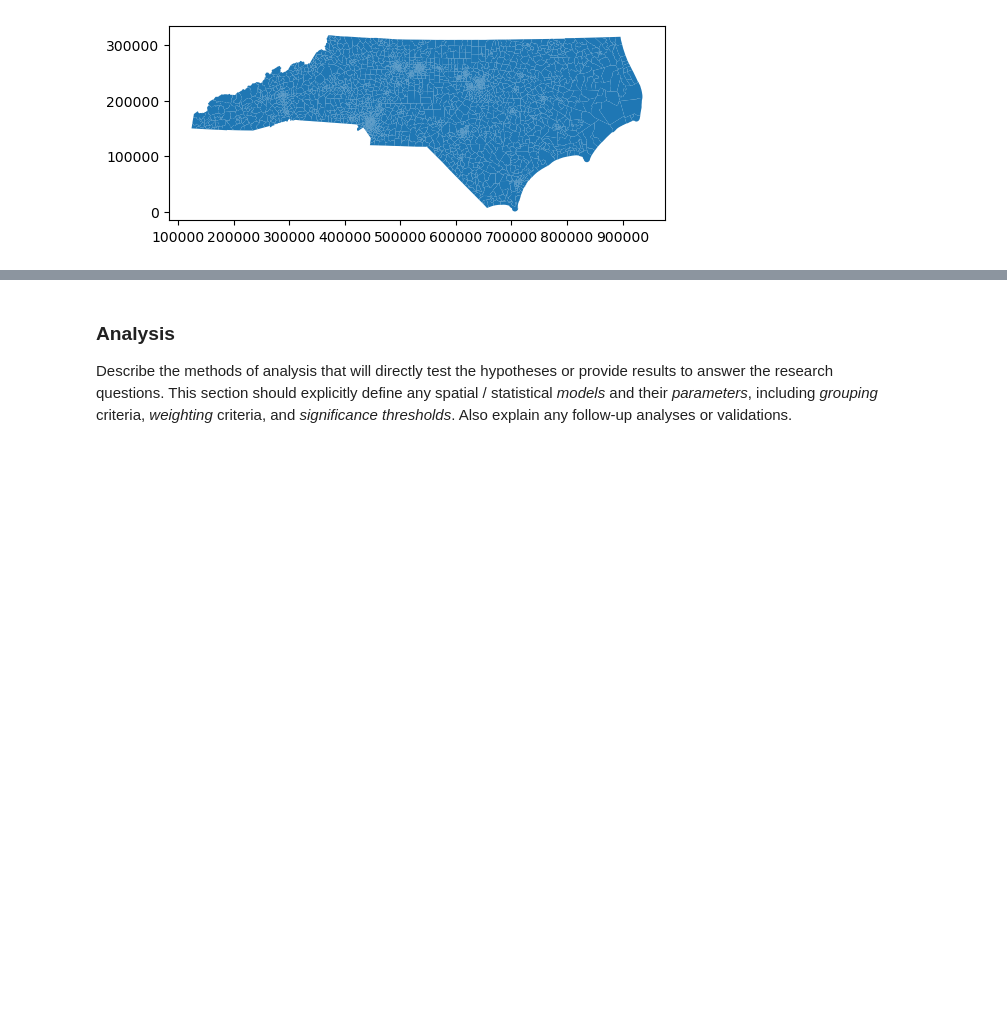
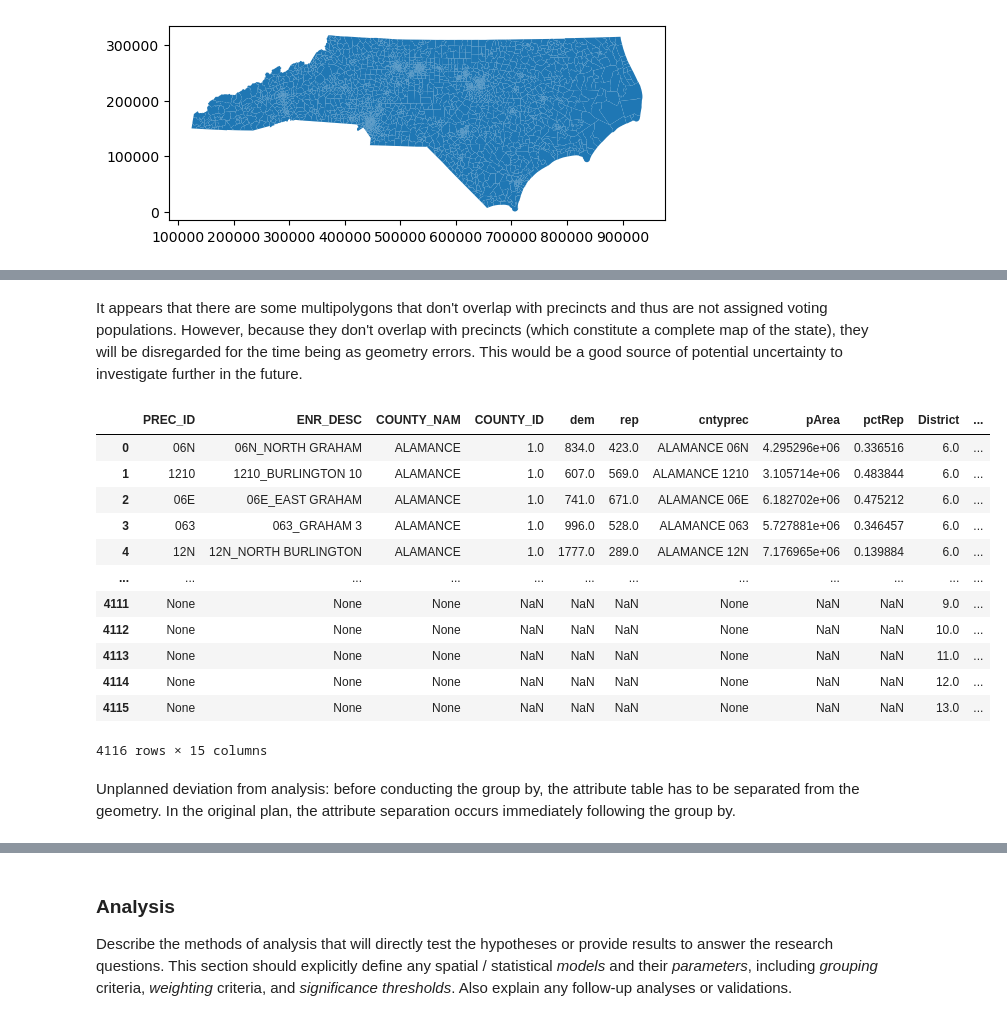
Before and after one commit to gsokolow/Rpr-120Lab-Gerrymandering, a Jupyter notebook: procedure/code/01-Jupyter_notebook.ipynb, the cells around one changed output, grey strips where cells are left out. Saved outputs shown, nothing was run; the diff lists cells and outputs as text; code cells hidden in the pictures; blank space fills up the shorter version.

Commit message:
2016 analysis done!
now just need to replicate for 2019, compare, visualize, and write up. Likely possible to make it more efficient but this might just be a jam your way through sort of situation...

```diff
--- a/procedure/code/01-Jupyter_notebook.ipynb
+++ b/procedure/code/01-Jupyter_notebook.ipynb
@@ -198,0 +225,20 @@ frag_2016.to_file("../../data/derived/public/Union_2016_precinct_2016_district.s
+# %% [markdown]
+It appears that there are some multipolygons that don't overlap with precincts and thus are not assigned voting populations. However, because they don't overlap with precincts (which constitute a complete map of the state), they will be disregarded for the time being as geometry errors. This would be a good source of potential uncertainty to investigate further in the future.
+# %%
+frag_2016
+# %% [output]
+|  | PREC_ID | ENR_DESC | COUNTY_NAM | COUNTY_ID | dem | rep | cntyprec | pArea | pctRep | District | ... |
+| 0 | 06N | 06N_NORTH GRAHAM | ALAMANCE | 1.0 | 834.0 | 423.0 | ALAMANCE 06N | 4.295296e+06 | 0.336516 | 6.0 | ... |
+| 1 | 1210 | 1210_BURLINGTON 10 | ALAMANCE | 1.0 | 607.0 | 569.0 | ALAMANCE 1210 | 3.105714e+06 | 0.483844 | 6.0 | ... |
+| 2 | 06E | 06E_EAST GRAHAM | ALAMANCE | 1.0 | 741.0 | 671.0 | ALAMANCE 06E | 6.182702e+06 | 0.475212 | 6.0 | ... |
+| 3 | 063 | 063_GRAHAM 3 | ALAMANCE | 1.0 | 996.0 | 528.0 | ALAMANCE 063 | 5.727881e+06 | 0.346457 | 6.0 | ... |
+| 4 | 12N | 12N_NORTH BURLINGTON | ALAMANCE | 1.0 | 1777.0 | 289.0 | ALAMANCE 12N | 7.176965e+06 | 0.139884 | 6.0 | ... |
+| ... | ... | ... | ... | ... | ... | ... | ... | ... | ... | ... | ... |
+| 4111 | None | None | None | NaN | NaN | NaN | None | NaN | NaN | 9.0 | ... |
+| 4112 | None | None | None | NaN | NaN | NaN | None | NaN | NaN | 10.0 | ... |
+| 4113 | None | None | None | NaN | NaN | NaN | None | NaN | NaN | 11.0 | ... |
+| 4114 | None | None | None | NaN | NaN | NaN | None | NaN | NaN | 12.0 | ... |
+| 4115 | None | None | None | NaN | NaN | NaN | None | NaN | NaN | 13.0 | ... |
+4116 rows × 15 columns
+# %% [markdown]
+Unplanned deviation from analysis: before conducting the group by, the attribute table has to be separated from the geometry. In the original plan, the attribute separation occurs immediately following the group by.
```
Also changed, not shown: parts of 34 cells of this notebook, 8 other files.
